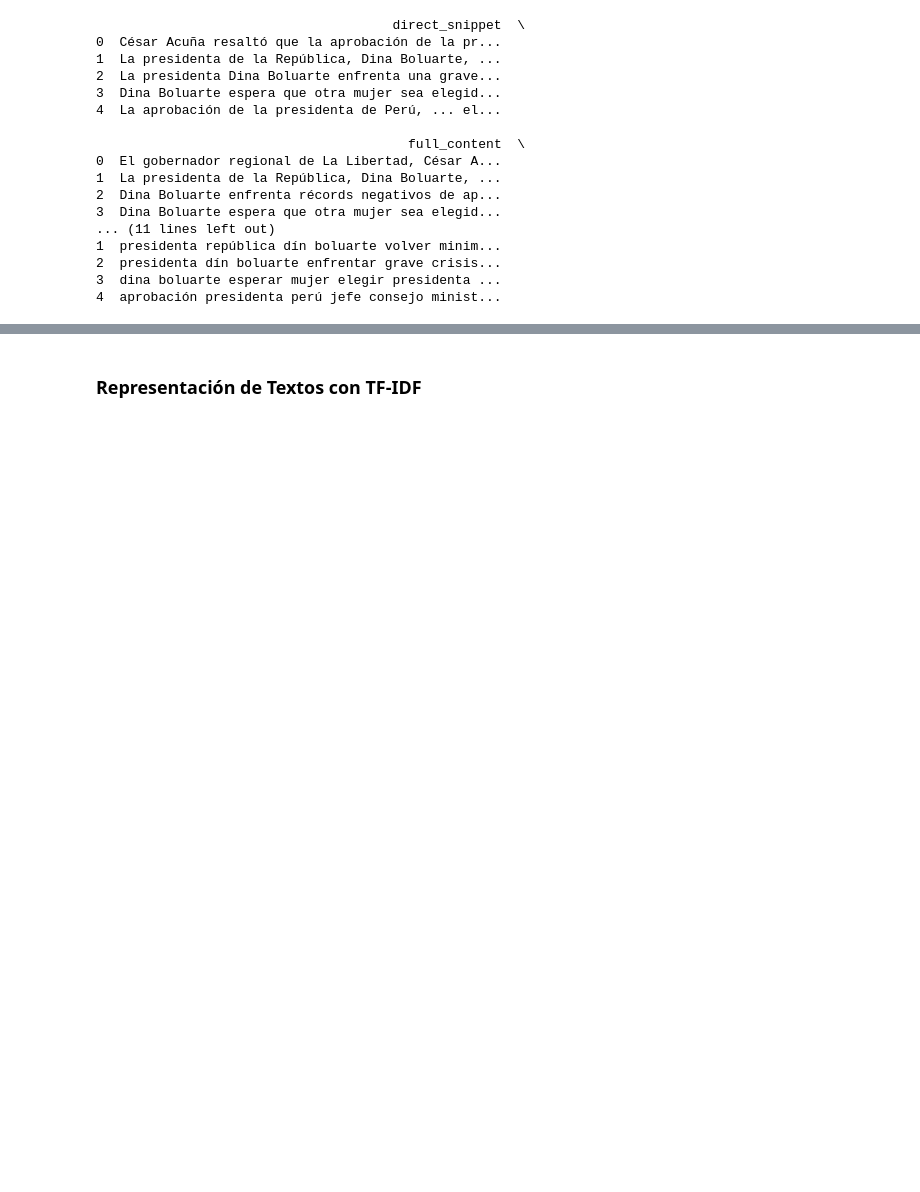
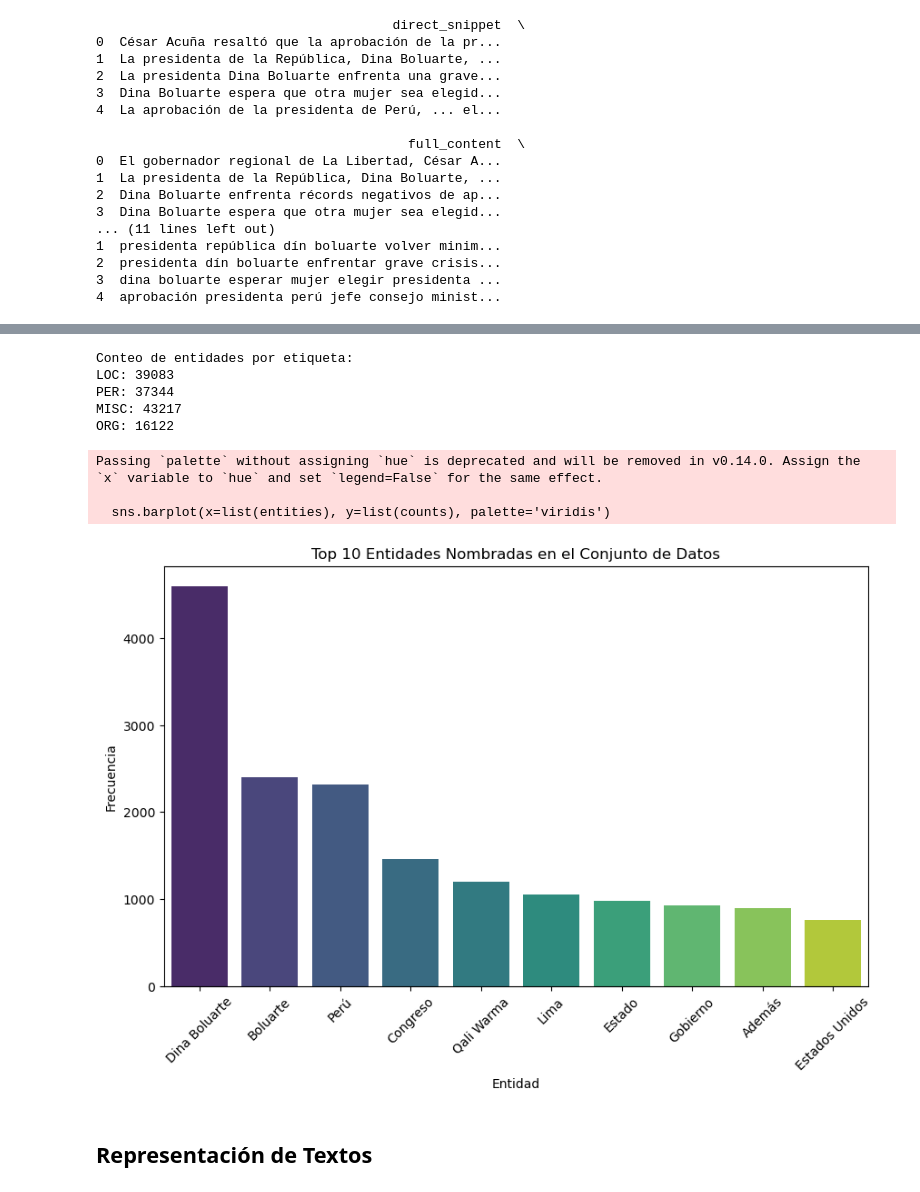
Before and after one commit to Amos-Luna/npl_final_challenge, a Jupyter notebook: notebooks/data_processing_120225.ipynb, the cells around one changed output, grey strips where cells are left out. Saved outputs shown, nothing was run; the diff lists cells and outputs as text; code cells hidden in the pictures; blank space fills up the shorter version.

```diff
--- a/notebooks/data_processing_120225.ipynb
+++ b/notebooks/data_processing_120225.ipynb
@@ -156,0 +249,4 @@ print(df[['direct_snippet', 'full_content', 'combined_text', 'clean_text']].head
+# %%
+df['entities'] = df['full_content'].apply(lambda text: extract_entities(text))
+# Mostrar ejemplos de entidades extraídas
+print(df[['full_title', 'entities']].head())
@@ -156,0 +267,13 @@ print(df[['direct_snippet', 'full_content', 'combined_text', 'clean_text']].head
+# %%
+# Extraer todas las entidades
+all_entities = []
+for ents in df['entities']:
+    all_entities.extend(ents)
+# %%
+# Contar la frecuencia de cada entidad
+entity_texts = [entity for (entity, label) in all_entities]
+entity_counts = Counter(entity_texts)
+
+print("Top 10 entidades nombradas:")
+for entity, count in entity_counts.most_common(10):
+    print(f"{entity}: {count}")
@@ -157,2 +292,36 @@ print(df[['direct_snippet', 'full_content', 'combined_text', 'clean_text']].head
+# %%
+# Agrupar las entidades por etiqueta
+entity_by_label = {}
+for entity, label in all_entities:
+    if label in entity_by_label:
+        entity_by_label[label].append(entity)
+    else:
+        entity_by_label[label] = [entity]
+
+print("\nConteo de entidades por etiqueta:")
+for label, entities in entity_by_label.items():
+    print(f"{label}: {len(entities)}")
+# %% [output]
+Conteo de entidades por etiqueta:
+LOC: 39083
+PER: 37344
+MISC: 43217
+ORG: 16122
+# %%
+# Visualización: Top 10 entidades globales
+top_entities = entity_counts.most_common(10)
+entities, counts = zip(*top_entities)
+plt.figure(figsize=(10,6))
+sns.barplot(x=list(entities), y=list(counts), palette='viridis')
+plt.title("Top 10 Entidades Nombradas en el Conjunto de Datos")
+plt.xlabel("Entidad")
+plt.ylabel("Frecuencia")
+plt.xticks(rotation=45)
+plt.show()
+# %% [output]
+Passing `palette` without assigning `hue` is deprecated and will be removed in v0.14.0. Assign the `x` variable to `hue` and set `legend=False` for the same effect.
+
+  sns.barplot(x=list(entities), y=list(counts), palette='viridis')
+[figure, added]
 # %% [markdown]
-### Representación de Textos con TF-IDF
+## Representación de Textos
```
Also changed, not shown: parts of 26 cells of this notebook.
